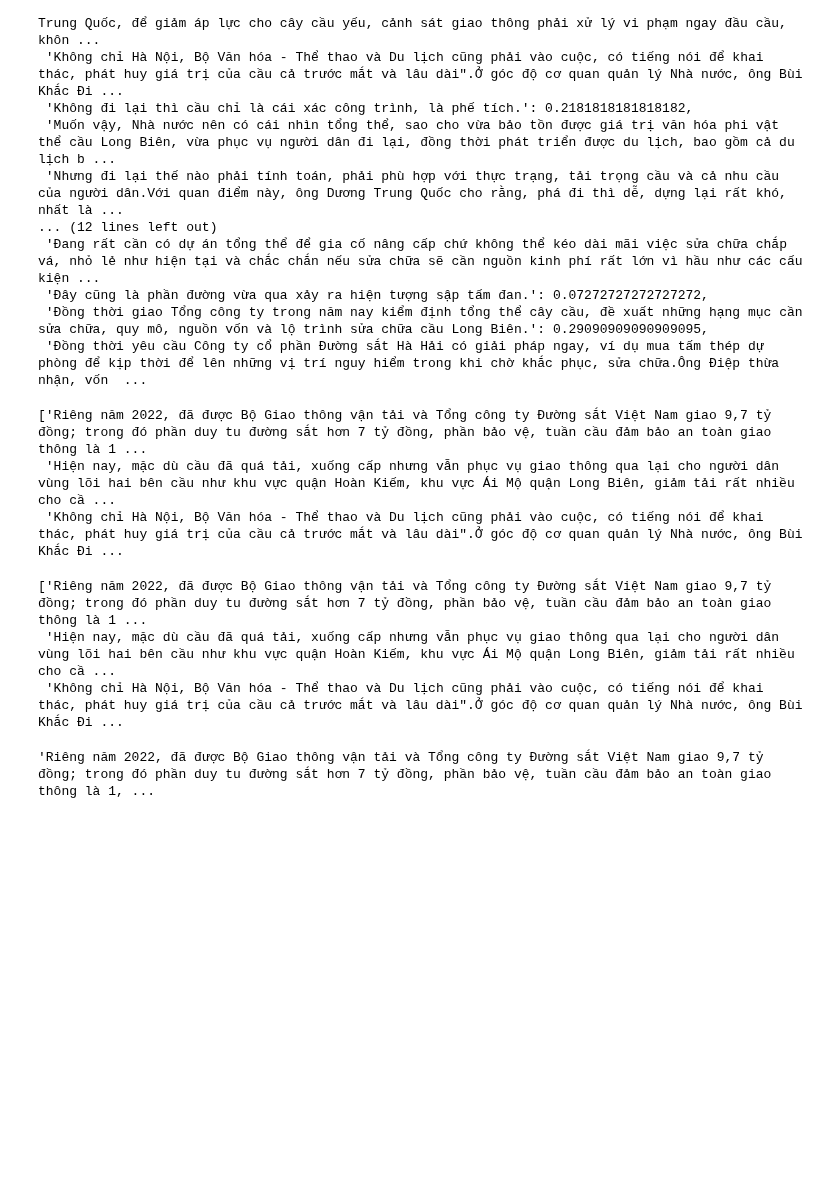
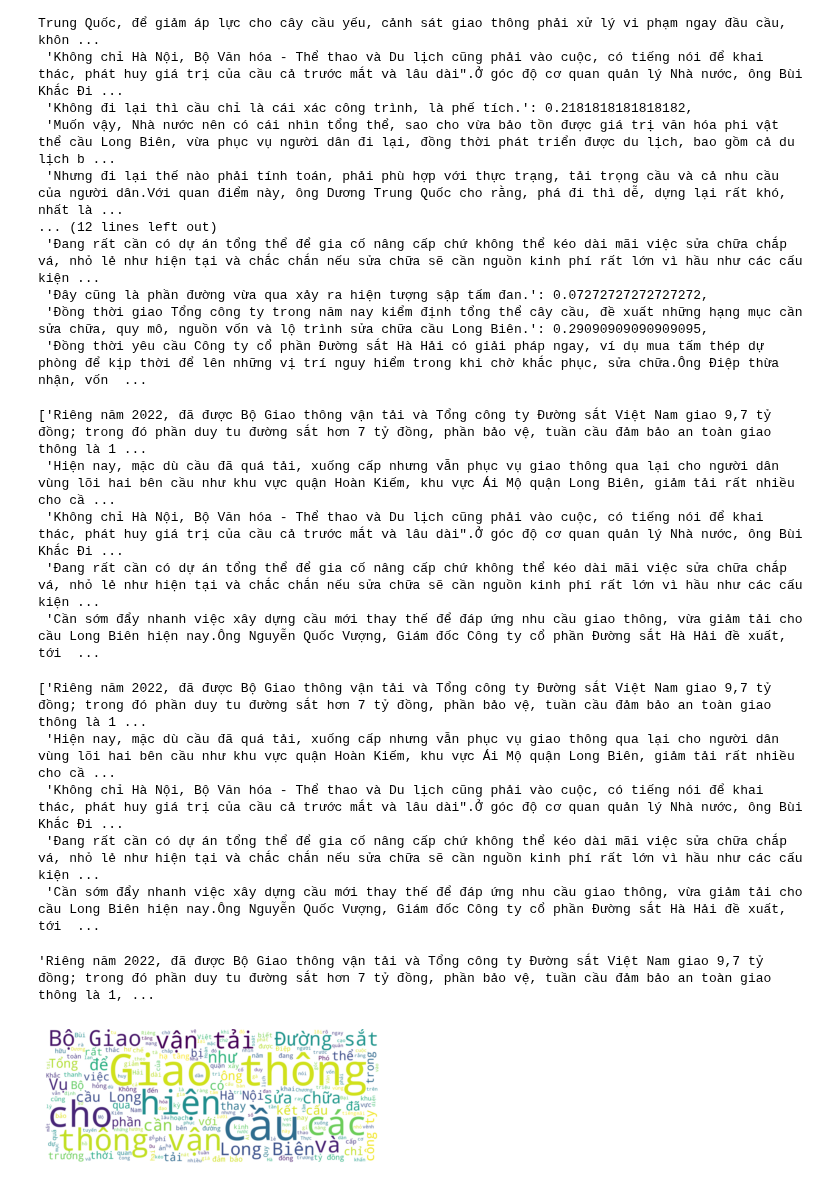
Before and after one commit to ngwgsang/text_summarization, a Jupyter notebook: vietnamese_text_summarization.ipynb, the cells around one changed output. Cells and saved outputs as stored; diff of their text form; code cells hidden in the pictures; blank space fills up the shorter version.

```diff
--- a/vietnamese_text_summarization.ipynb
+++ b/vietnamese_text_summarization.ipynb
@@ -185,12 +185,14 @@ sent_score
  'Đồng thời giao Tổng công ty trong năm nay kiểm định tổng thể cây cầu, đề xuất những hạng mục cần sửa chữa, quy mô, nguồn vốn và lộ trình sửa chữa cầu Long Biên.': 0.29090909090909095,
  'Đồng thời yêu cầu Công ty cổ phần Đường sắt Hà Hải có giải pháp ngay, ví dụ mua tấm thép dự phòng để kịp thời để lên những vị trí nguy hiểm trong khi chờ khắc phục, sửa chữa.Ông Điệp thừa nhận, vốn  ...
 # %%
-summary = nlargest(n = 3, iterable = sent_score, key = sent_score.get)
+summary = nlargest(n = 5, iterable = sent_score, key = sent_score.get)
 summary
 # %% [output]
 ['Riêng năm 2022, đã được Bộ Giao thông vận tải và Tổng công ty Đường sắt Việt Nam giao 9,7 tỷ đồng; trong đó phần duy tu đường sắt hơn 7 tỷ đồng, phần bảo vệ, tuần cầu đảm bảo an toàn giao thông là 1 ...
  'Hiện nay, mặc dù cầu đã quá tải, xuống cấp nhưng vẫn phục vụ giao thông qua lại cho người dân vùng lõi hai bên cầu như khu vực quận Hoàn Kiếm, khu vực Ái Mộ quận Long Biên, giảm tải rất nhiều cho cầ ...
  'Không chỉ Hà Nội, Bộ Văn hóa - Thể thao và Du lịch cũng phải vào cuộc, có tiếng nói để khai thác, phát huy giá trị của cầu cả trước mắt và lâu dài".Ở góc độ cơ quan quản lý Nhà nước, ông Bùi Khắc Đi ...
+ 'Đang rất cần có dự án tổng thể để gia cố nâng cấp chứ không thể kéo dài mãi việc sửa chữa chắp vá, nhỏ lẻ như hiện tại và chắc chắn nếu sửa chữa sẽ cần nguồn kinh phí rất lớn vì hầu như các cấu kiện ...
+ 'Cần sớm đẩy nhanh việc xây dựng cầu mới thay thế để đáp ứng nhu cầu giao thông, vừa giảm tải cho cầu Long Biên hiện nay.Ông Nguyễn Quốc Vượng, Giám đốc Công ty cổ phần Đường sắt Hà Hải đề xuất, tới  ...
 # %%
 final_summary = [word for word in summary]
 # %%
@@ -199,6 +201,8 @@ final_summary
 ['Riêng năm 2022, đã được Bộ Giao thông vận tải và Tổng công ty Đường sắt Việt Nam giao 9,7 tỷ đồng; trong đó phần duy tu đường sắt hơn 7 tỷ đồng, phần bảo vệ, tuần cầu đảm bảo an toàn giao thông là 1 ...
  'Hiện nay, mặc dù cầu đã quá tải, xuống cấp nhưng vẫn phục vụ giao thông qua lại cho người dân vùng lõi hai bên cầu như khu vực quận Hoàn Kiếm, khu vực Ái Mộ quận Long Biên, giảm tải rất nhiều cho cầ ...
  'Không chỉ Hà Nội, Bộ Văn hóa - Thể thao và Du lịch cũng phải vào cuộc, có tiếng nói để khai thác, phát huy giá trị của cầu cả trước mắt và lâu dài".Ở góc độ cơ quan quản lý Nhà nước, ông Bùi Khắc Đi ...
+ 'Đang rất cần có dự án tổng thể để gia cố nâng cấp chứ không thể kéo dài mãi việc sửa chữa chắp vá, nhỏ lẻ như hiện tại và chắc chắn nếu sửa chữa sẽ cần nguồn kinh phí rất lớn vì hầu như các cấu kiện ...
+ 'Cần sớm đẩy nhanh việc xây dựng cầu mới thay thế để đáp ứng nhu cầu giao thông, vừa giảm tải cho cầu Long Biên hiện nay.Ông Nguyễn Quốc Vượng, Giám đốc Công ty cổ phần Đường sắt Hà Hải đề xuất, tới  ...
 # %%
 summary = " ".join(final_summary)
 summary
@@ -206,0 +214,7 @@ summary
+# %%
+wordcloud = WordCloud( background_color="white", height=800, width= 2000).generate(summary)
+plt.imshow(wordcloud, interpolation='bilinear')
+plt.axis("off")
+plt.show()
+# %% [output]
+[figure, added]
```
Also changed, not shown: parts of 1 cell of this notebook.
